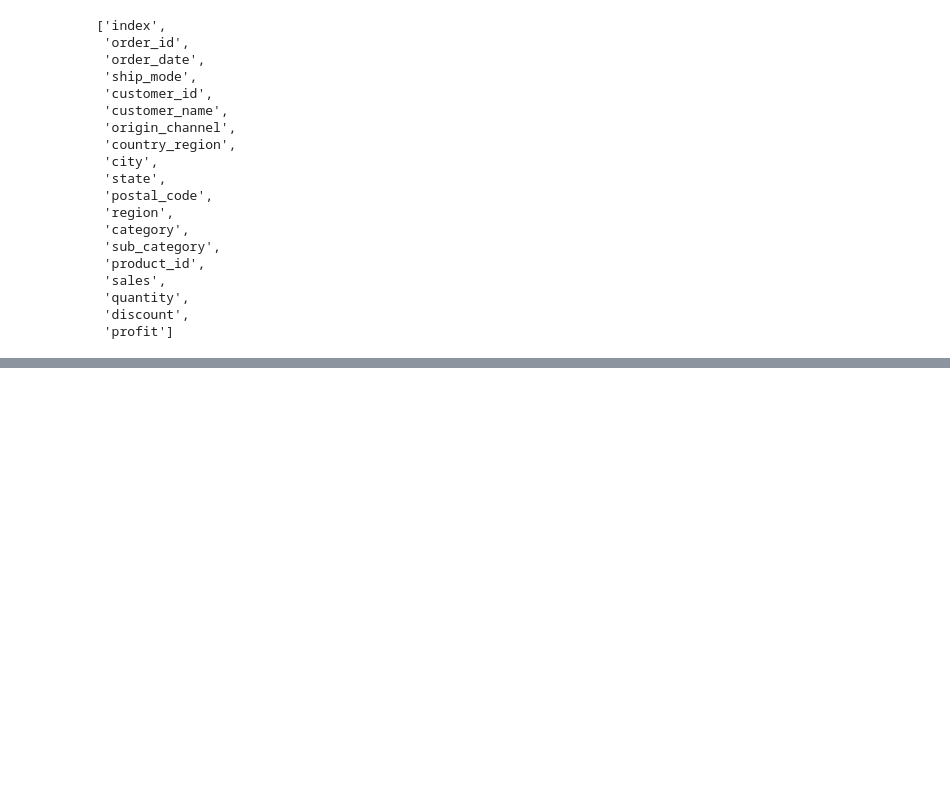
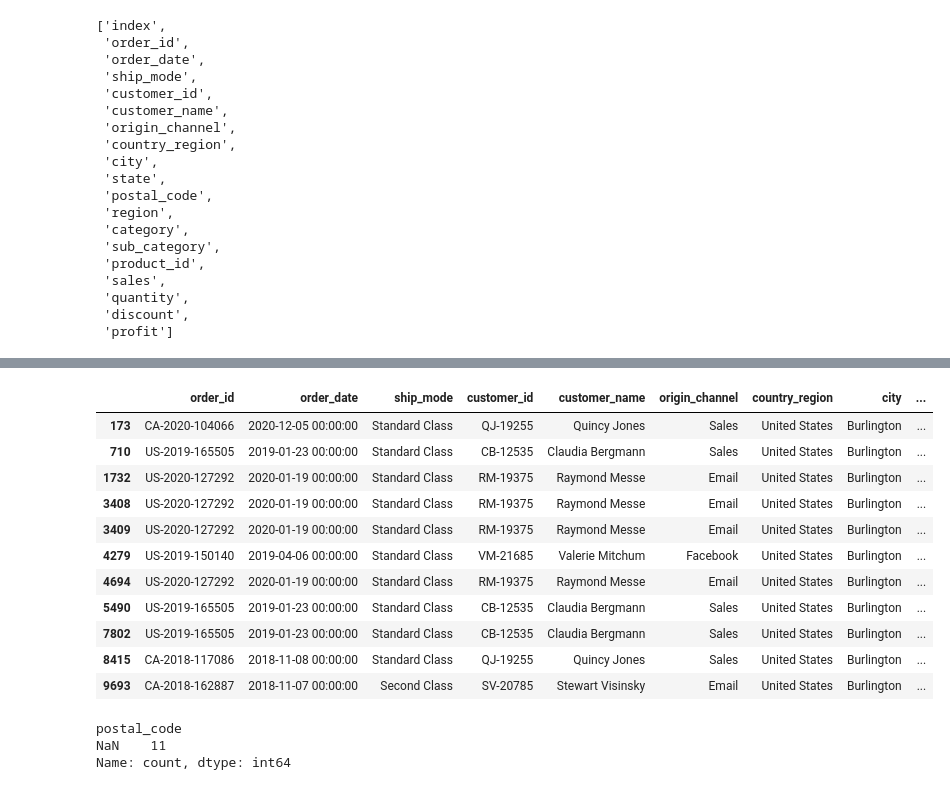
Before and after one commit to fru-s/Muesli_Project, a Jupyter notebook: muesli_project_eda_Fruzsi.ipynb, the cells around one changed output, grey strips where cells are left out. Cells and saved outputs as stored; diff of their text form; code cells hidden in the pictures; blank space fills up the shorter version.

```diff
--- a/muesli_project_eda_Fruzsi.ipynb
+++ b/muesli_project_eda_Fruzsi.ipynb
@@ -143,0 +175,3 @@ Here are the explanations of the individual variables:
+# %%
+# index column doesn't serve any purpose, we will rely on order_id, hence it can be dropped
+orders_clean = orders_clean.drop(columns='index')
@@ -143,0 +201,26 @@ Here are the explanations of the individual variables:
+# %%
+# To indentify the missing records
+orders_clean[orders_clean['postal_code'].isna()]
+# %% [output]
+|  | order_id | order_date | ship_mode | customer_id | customer_name | origin_channel | country_region | city | ... |
+| 173 | CA-2020-104066 | 2020-12-05 00:00:00 | Standard Class | QJ-19255 | Quincy Jones | Sales | United States | Burlington | ... |
+| 710 | US-2019-165505 | 2019-01-23 00:00:00 | Standard Class | CB-12535 | Claudia Bergmann | Sales | United States | Burlington | ... |
+| 1732 | US-2020-127292 | 2020-01-19 00:00:00 | Standard Class | RM-19375 | Raymond Messe | Email | United States | Burlington | ... |
+| 3408 | US-2020-127292 | 2020-01-19 00:00:00 | Standard Class | RM-19375 | Raymond Messe | Email | United States | Burlington | ... |
+| 3409 | US-2020-127292 | 2020-01-19 00:00:00 | Standard Class | RM-19375 | Raymond Messe | Email | United States | Burlington | ... |
+| 4279 | US-2019-150140 | 2019-04-06 00:00:00 | Standard Class | VM-21685 | Valerie Mitchum | Facebook | United States | Burlington | ... |
+| 4694 | US-2020-127292 | 2020-01-19 00:00:00 | Standard Class | RM-19375 | Raymond Messe | Email | United States | Burlington | ... |
+| 5490 | US-2019-165505 | 2019-01-23 00:00:00 | Standard Class | CB-12535 | Claudia Bergmann | Sales | United States | Burlington | ... |
+| 7802 | US-2019-165505 | 2019-01-23 00:00:00 | Standard Class | CB-12535 | Claudia Bergmann | Sales | United States | Burlington | ... |
+| 8415 | CA-2018-117086 | 2018-11-08 00:00:00 | Standard Class | QJ-19255 | Quincy Jones | Sales | United States | Burlington | ... |
+| 9693 | CA-2018-162887 | 2018-11-07 00:00:00 | Second Class | SV-20785 | Stewart Visinsky | Email | United States | Burlington | ... |
+# %%
+#To check the postal codes that do exist for Burlington, Vermont in the dataset
+orders_clean[
+    (orders_clean['city'] == 'Burlington') &
+    (orders_clean['state'] == 'Vermont')
+]['postal_code'].value_counts(dropna=False)
+# %% [output]
+postal_code
+NaN    11
+Name: count, dtype: int64
```
Also changed, not shown: parts of 28 cells of this notebook.
